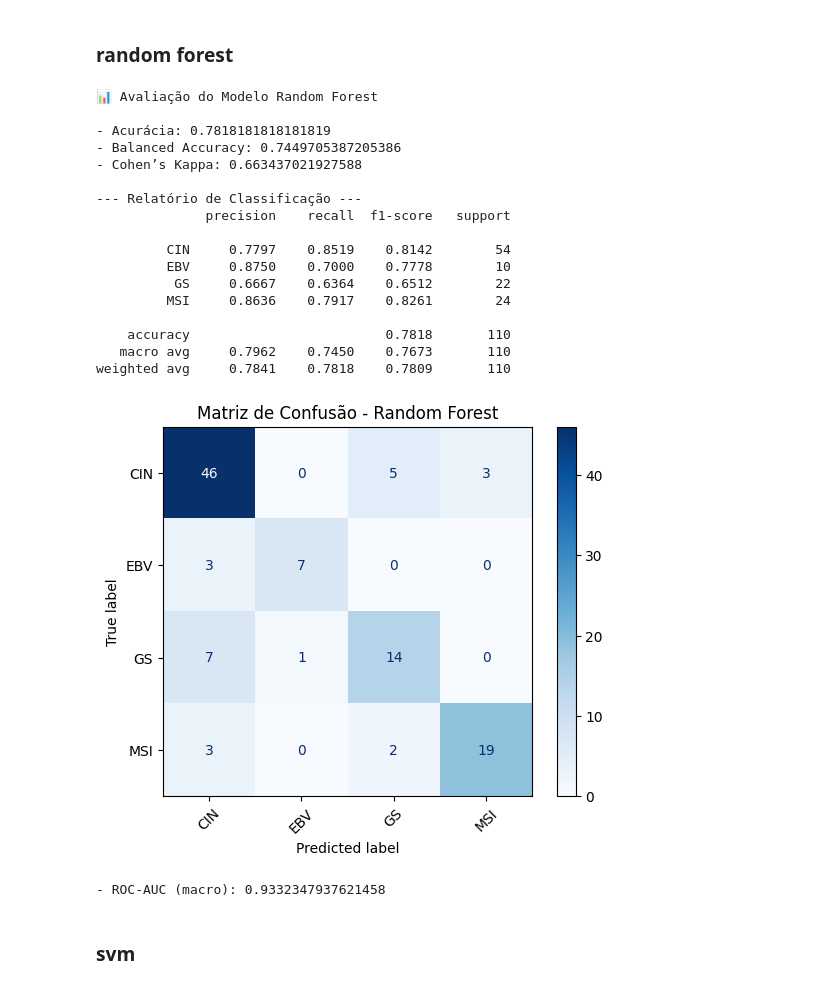
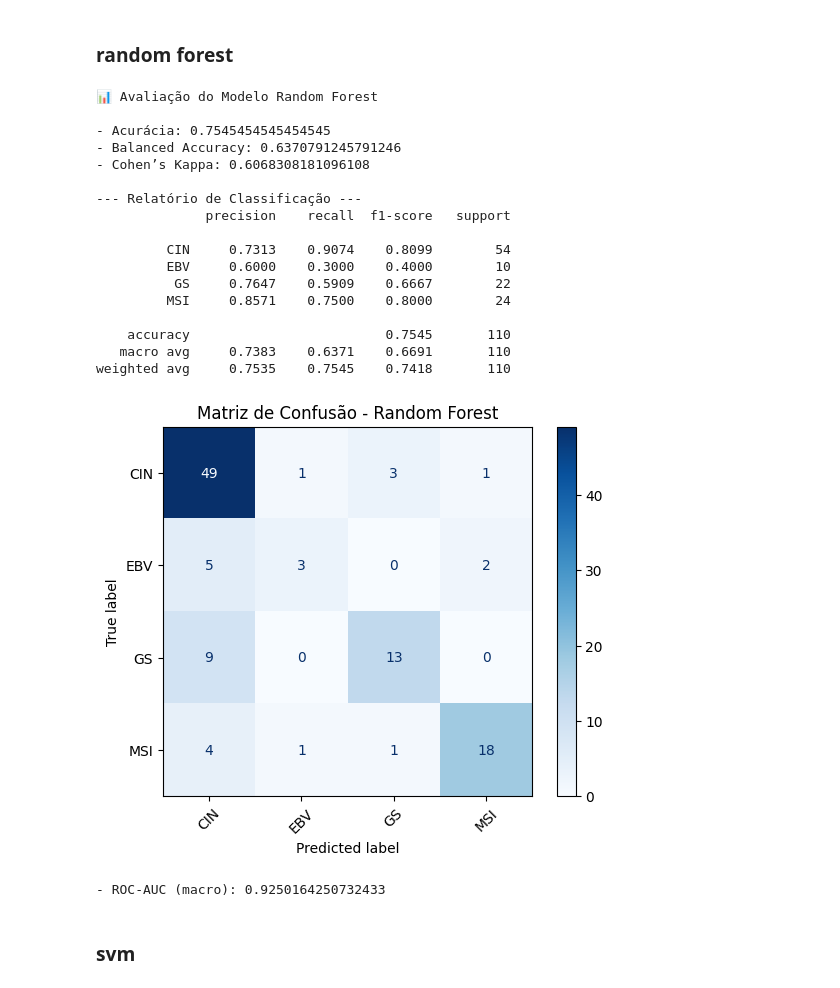
Before and after one commit to polyanasilva/classification_tcga, a Jupyter notebook: notebook/preprocessamento.ipynb, the cells around one changed output. Saved outputs shown, nothing was run; the diff lists cells and outputs as text; code cells hidden in the pictures.

```diff
--- a/notebook/preprocessamento.ipynb
+++ b/notebook/preprocessamento.ipynb
@@ -9,8 +6,8 @@ from sklearn.metrics import classification_report, confusion_matrix
 # %%
 # carregamento dos dados
 
-expressao_df = pd.read_csv("expressao_genica.csv", index_col=0)
-metadata_df = pd.read_csv('metadata.csv', index_col=0)
+expressao_df = pd.read_csv("../data/expressao_genica.csv", index_col=0)
+metadata_df = pd.read_csv('../data/metadata.csv', index_col=0)
 # %% [markdown]
 ### Verifiando a presenca de genes mitocondriais e ribossomais e retirando
 # %%
@@ -259,7 +259,7 @@ Name: count, dtype: int64
 # %%
 rf = RandomForestClassifier(random_state=56)
 
-rf.fit(X_train_res, y_train_res)
+rf.fit(X_train, y_train)
 y_pred = rf.predict(X_test)
 # %%
 # --- Importações ---
@@ -285,7 +285,7 @@ rf = RandomForestClassifier(
     class_weight=None, # não usar balanceamento interno pq já aplicamos SMOTE
     n_jobs=-1
 )
-rf.fit(X_train_res, y_train_res)
+rf.fit(X_train, y_train)
 
 # -------------------------------
 # 4. Predição no conjunto de teste
@@ -304,44 +304,44 @@ print("- Acurácia:", accuracy_score(y_test, y_pred))
 
 # Acurácia balanceada
 print("- Balanced Accuracy:", balanced_accuracy_score(y_test, y_pred))
 
 # Kappa de Cohen
 print("- Cohen’s Kappa:", cohen_kappa_score(y_test, y_pred))
 
 # Relatório detalhado
 print("\n--- Relatório de Classificação ---")
 print(classification_report(y_test, y_pred, digits=4))
 
 # Matriz de confusão
 cm = confusion_matrix(y_test, y_pred)
 disp = ConfusionMatrixDisplay(confusion_matrix=cm, display_labels=rf.classes_)
 disp.plot(cmap="Blues", xticks_rotation=45)
 plt.title("Matriz de Confusão - Random Forest")
 plt.show()
 
 # ROC-AUC Multiclasse (One-vs-Rest)
 y_test_bin = label_binarize(y_test, classes=rf.classes_)
 roc_auc = roc_auc_score(y_test_bin, y_pred_proba, average="macro", multi_class="ovr")
 print("- ROC-AUC (macro):", roc_auc)
 # %% [output]
 📊 Avaliação do Modelo Random Forest
 
-- Acurácia: 0.7818181818181819
-- Balanced Accuracy: 0.7449705387205386
-- Cohen’s Kappa: 0.663437021927588
+- Acurácia: 0.7545454545454545
+- Balanced Accuracy: 0.6370791245791246
+- Cohen’s Kappa: 0.6068308181096108
 
 --- Relatório de Classificação ---
               precision    recall  f1-score   support
 
-         CIN     0.7797    0.8519    0.8142        54
-         EBV     0.8750    0.7000    0.7778        10
-          GS     0.6667    0.6364    0.6512        22
-         MSI     0.8636    0.7917    0.8261        24
+         CIN     0.7313    0.9074    0.8099        54
+         EBV     0.6000    0.3000    0.4000        10
+          GS     0.7647    0.5909    0.6667        22
+         MSI     0.8571    0.7500    0.8000        24
 
-    accuracy                         0.7818       110
-   macro avg     0.7962    0.7450    0.7673       110
-weighted avg     0.7841    0.7818    0.7809       110
+    accuracy                         0.7545       110
+   macro avg     0.7383    0.6371    0.6691       110
+weighted avg     0.7535    0.7545    0.7418       110
-[figure, old version]
+[figure, new version]
-- ROC-AUC (macro): 0.9332347937621458
+- ROC-AUC (macro): 0.9250164250732433
 # %% [markdown]
 ### svm
```
Also changed, not shown: parts of 8 cells of this notebook, 6 other files.
